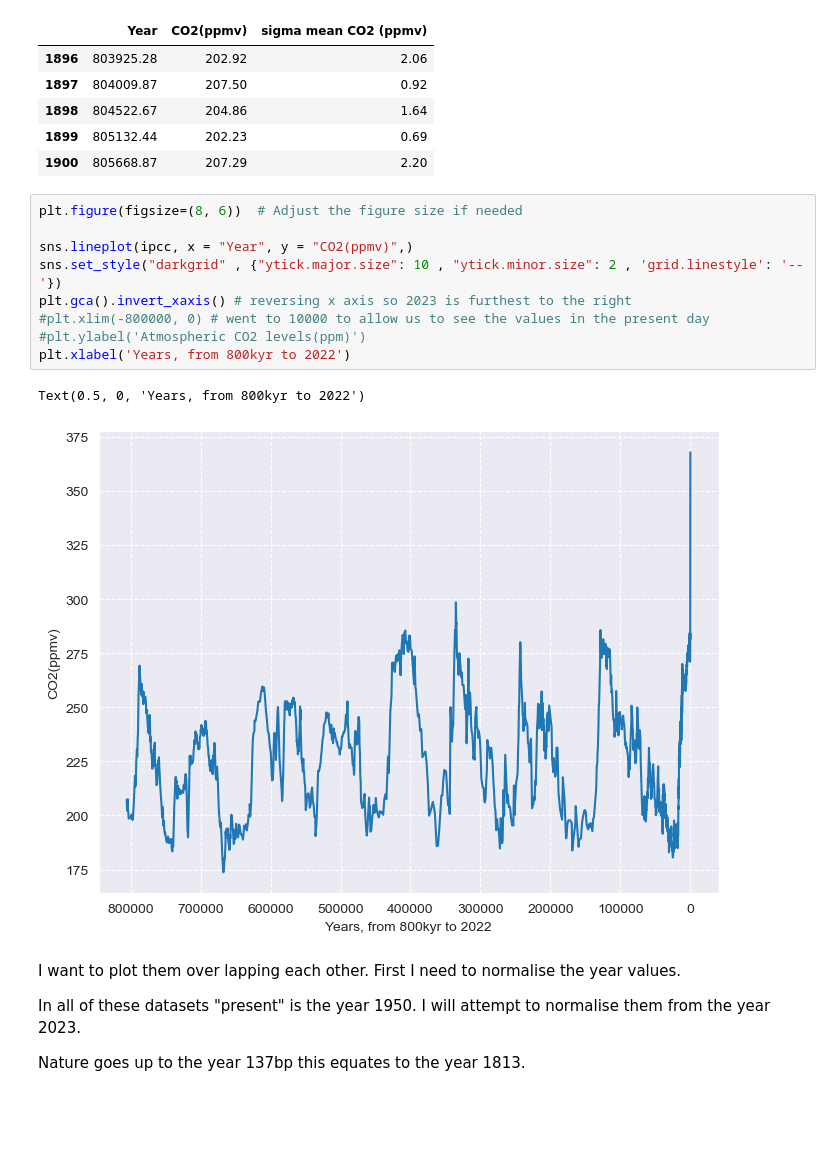
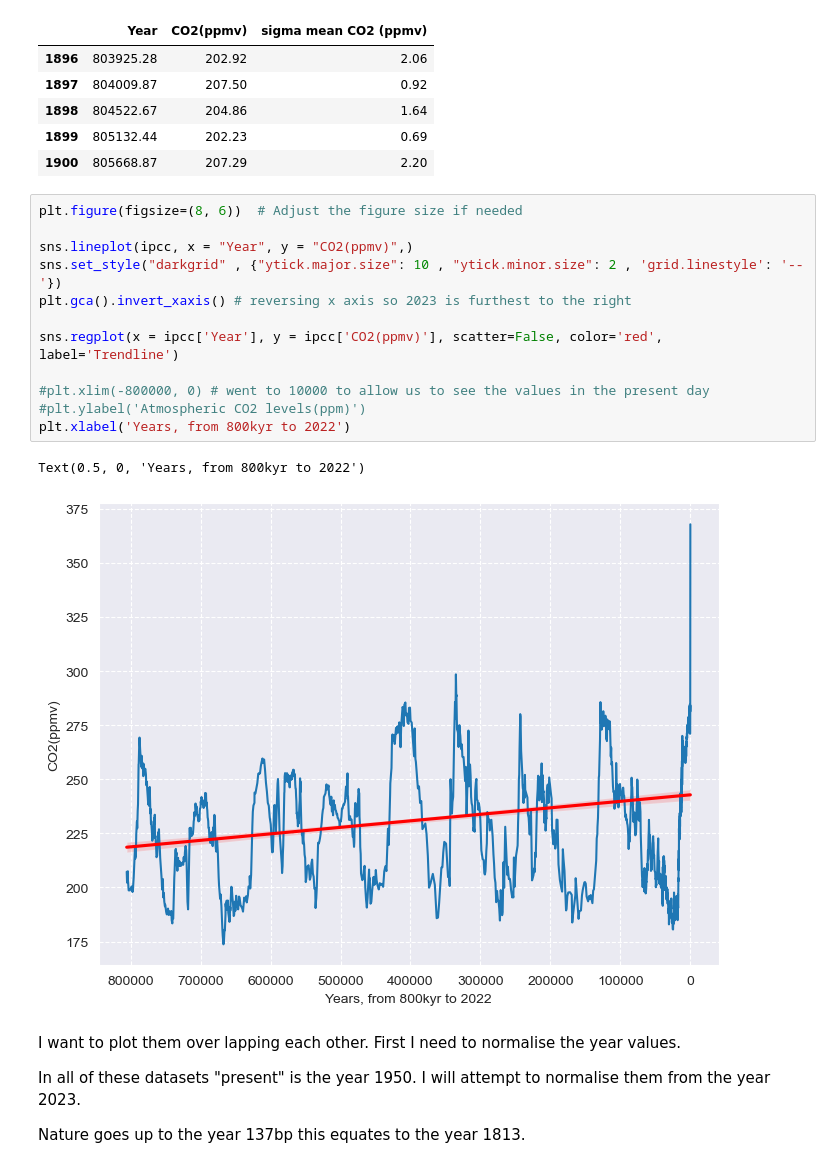
Before and after one commit to Kevin002023/PFDA--Climate-Project, a Jupyter notebook: PFDA-Project-2.ipynb, the cells around one changed output. Drawn from its saved outputs; the diff is of its cells as text; blank space fills up the shorter version.

```diff
--- a/PFDA-Project-2.ipynb
+++ b/PFDA-Project-2.ipynb
@@ -109,15 +110,18 @@ ipcc.tail()
 # %%
 plt.figure(figsize=(8, 6))  # Adjust the figure size if needed
 
 sns.lineplot(ipcc, x = "Year", y = "CO2(ppmv)",)
 sns.set_style("darkgrid" , {"ytick.major.size": 10 , "ytick.minor.size": 2 , 'grid.linestyle': '--'})
 plt.gca().invert_xaxis() # reversing x axis so 2023 is furthest to the right
+
+sns.regplot(x = ipcc['Year'], y = ipcc['CO2(ppmv)'], scatter=False, color='red', label='Trendline')
+
 #plt.xlim(-800000, 0) # went to 10000 to allow us to see the values in the present day
 #plt.ylabel('Atmospheric CO2 levels(ppm)')
 plt.xlabel('Years, from 800kyr to 2022')
 # %% [output]
 Text(0.5, 0, 'Years, from 800kyr to 2022')
-[figure, old version]
+[figure, new version]
 # %% [markdown]
 I want to plot them over lapping each other. First I need to normalise the year values.
 
```
Also changed, not shown: parts of 9 cells of this notebook, 2 other files.
